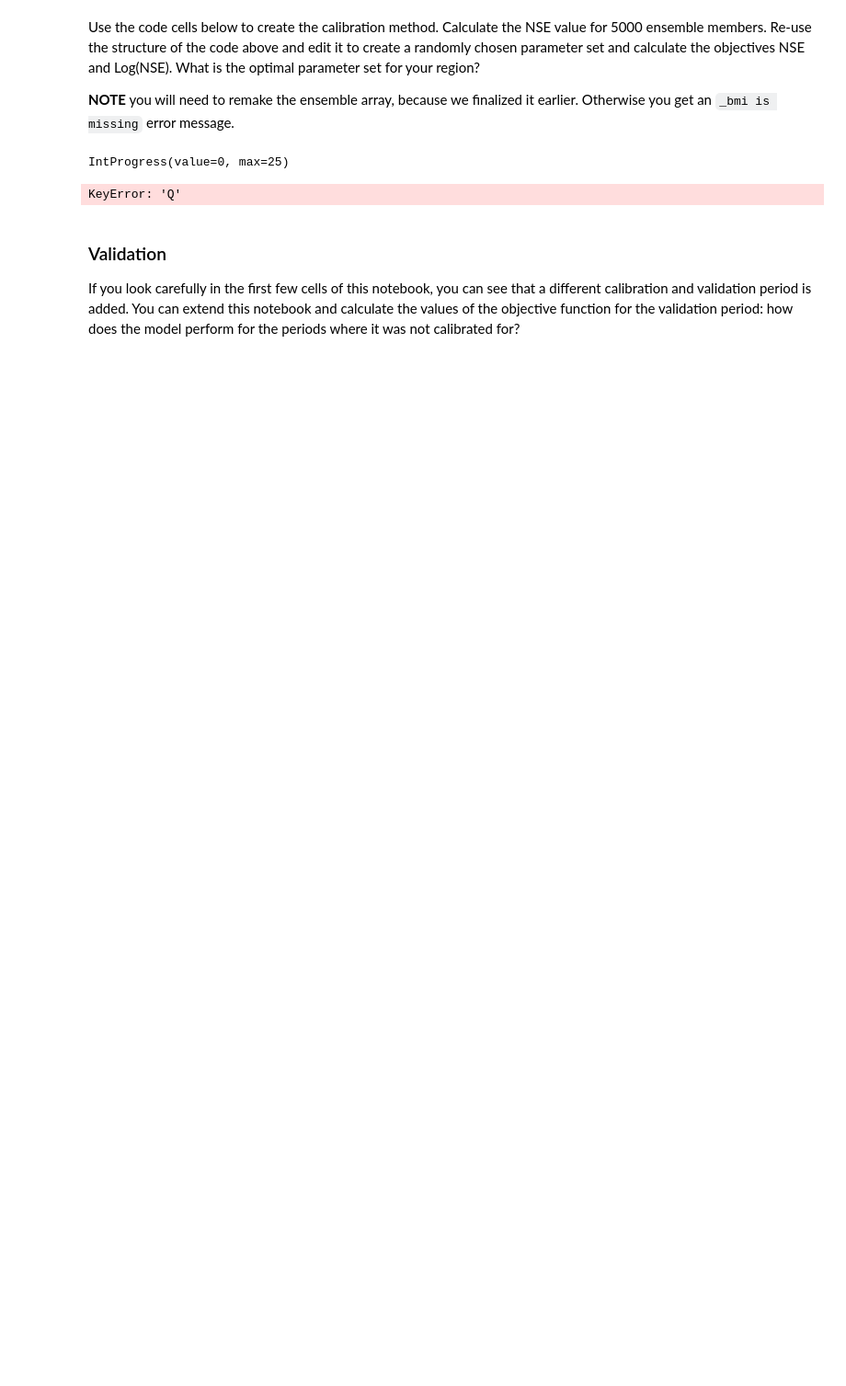
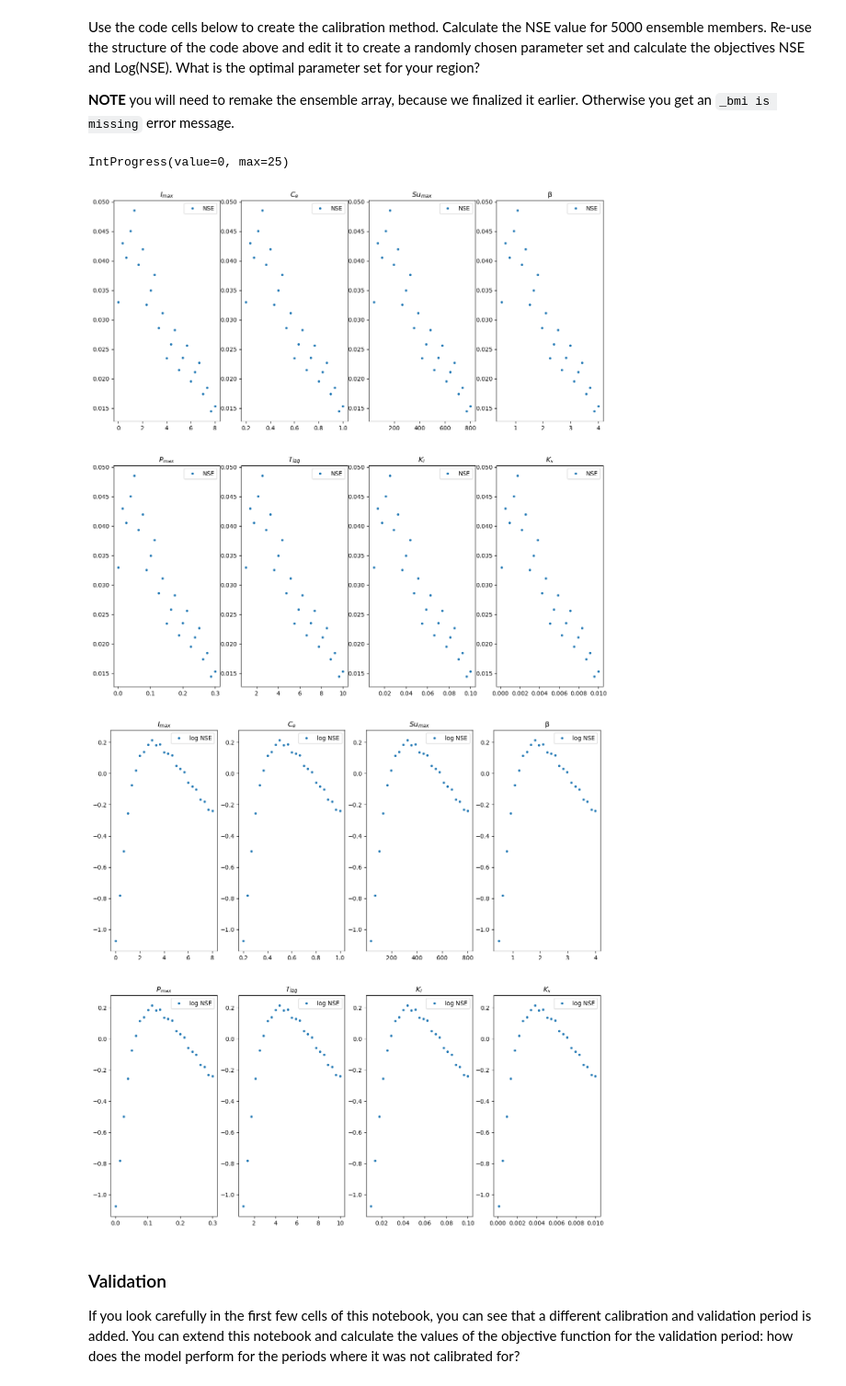
Before and after one commit to eWaterCycle/teaching-materials, a Jupyter notebook: book/exercise_journal_ann_laura/exercise4_calibrate_HBV_eWaterCycle.ipynb, the cells around one changed output. Shown at 92% size. Saved outputs shown, nothing was run; the diff lists cells and outputs as text; code cells hidden in the pictures; blank space fills up the shorter version.

```diff
--- a/book/exercise_journal_ann_laura/exercise4_calibrate_HBV_eWaterCycle.ipynb
+++ b/book/exercise_journal_ann_laura/exercise4_calibrate_HBV_eWaterCycle.ipynb
@@ -120,6 +120,6 @@ grdc_obs = ewatercycle.observation.grdc.get_grdc_data(
     end_time=experiment_end_time,
 )
 
-grdc_obs = grdc_obs.to_dataframe().rename(columns={"streamflow": "Observations from GRDC"})
+grdc_obs = grdc_obs.to_dataframe().rename(columns={"streamflow": "Q"})
 print(grdc_obs)
 # %% [output]
@@ -165,7 +165,7 @@ def calibrationObjective(modelOutput, observation, start_calibration, end_calibr
     hydro_data = hydro_data[hydro_data.index < pd.to_datetime(pd.Timestamp(end_calibration).date())]
 
     # Calculate mean absolute difference
-    diff = hydro_data['Observations from GRDC'] - hydro_data['model output']
+    diff = hydro_data['Q'] - hydro_data['model output']
     absDiff = np.abs(diff)
     meanAbsDiff = np.mean(absDiff)
 
@@ -319,7 +329,7 @@ for ensembleMember in ensemble:
 
     # Calculate the objective function
     discharge_dataframe = pd.DataFrame({'model output': Q_m}, index=pd.to_datetime(time))
-    objective_this_model = calibrationObjective(discharge_dataframe,grdc_obs,calibration_start_time,calibration_end_time)
+    objective_this_model = calibrationObjective_NSE(discharge_dataframe,grdc_obs,calibration_start_time,calibration_end_time)
     objectives.append(objective_this_model)
 
     # It is good practice to remove any variable you don't need anymore to save memory.
@@ -332,31 +342,56 @@ for ensembleMember in ensemble:
     ensembleMember.finalize()
 # %% [output]
 IntProgress(value=0, max=25)
-KeyError: 'Q'
 # %%
 xFigNr = 2
 yFigNr = 4
 
-fig_nse, axs_nse = plt.subplots(xFigNr, yFigNr,figsize = (15,15))
-fig_nselog, axs_nselog = plt.subplots(xFigNr, yFigNr,figsize = (15,15))
+fig_nse, axs_nse = plt.subplots(xFigNr, yFigNr, figsize=(15, 15))
+fig_nselog, axs_nselog = plt.subplots(xFigNr, yFigNr, figsize=(15, 15))
+
+nse_values = [i[0] for i in objectives]
+log_nse_values = [i[1] for i in objectives]
 
 for xFig in range(xFigNr):
     for yFig in range(yFigNr):
-        paramCounter = xFig*yFigNr + yFig
-        # Extract NSE and log NSE for all runs
-        # nse_values = objectives[:, 0] #objectives is a list of tuples, so this goes wrong
-        # log_nse_values = objectives[:, 1]
-        nse_values = [i[0] for i in objectives]
-        log_nse_values = [i[1] for i in objectives]
+        paramCounter = xFig * yFigNr + yFig
 
-        axs_nse[xFig,yFig].plot(parameters[paramCounter,:],nse_values,'.', label='NSE')
-        axs_nse[xFig,yFig].set_title(p_names[paramCounter])
+        axs_nse[xFig, yFig].plot(parameters[paramCounter, :], nse_values, ".", label="NSE")
+        axs_nse[xFig, yFig].set_title(p_names[paramCounter])
 
-        axs_nselog[xFig,yFig].plot(parameters[paramCounter,:],log_nse_values,'.', label='log NSE')
-        axs_nselog[xFig,yFig].set_title(p_names[paramCounter])
+        axs_nselog[xFig, yFig].plot(
+            parameters[paramCounter, :], log_nse_values, ".", label="log NSE"
+        )
+        axs_nselog[xFig, yFig].set_title(p_names[paramCounter])
 
-        axs_nse[xFig,yFig].legend()
-        axs_nselog[xFig,yFig].legend()
+        axs_nse[xFig, yFig].legend()
+        axs_nselog[xFig, yFig].legend()
+# xFigNr = 2
+# yFigNr = 4
+
+# fig_nse, axs_nse = plt.subplots(xFigNr, yFigNr,figsize = (15,15))
+# fig_nselog, axs_nselog = plt.subplots(xFigNr, yFigNr,figsize = (15,15))
+
+# for xFig in range(xFigNr):
+#     for yFig in range(yFigNr):
+#         paramCounter = xFig*yFigNr + yFig
+#         # Extract NSE and log NSE for all runs
+#         # nse_values = objectives[:, 0] #objectives is a list of tuples, so this goes wrong
+#         # log_nse_values = objectives[:, 1]
+#         nse_values = [i[0] for i in objectives]
+#         log_nse_values = [i[1] for i in objectives]
+
+#         axs_nse[xFig,yFig].plot(parameters[paramCounter,:],nse_values,'.', label='NSE')
+#         axs_nse[xFig,yFig].set_title(p_names[paramCounter])
+
+#         axs_nselog[xFig,yFig].plot(parameters[paramCounter,:],log_nse_values,'.', label='log NSE')
+#         axs_nselog[xFig,yFig].set_title(p_names[paramCounter])
+
+#         axs_nse[xFig,yFig].legend()
+#         axs_nselog[xFig,yFig].legend()
+# %% [output]
+[figure, added]
+[figure, added]
 # %% [markdown]
 ### Validation
 If you look carefully in the first few cells of this notebook, you can see that a different calibration and validation period is added. You can extend this notebook and calculate the values of the objective function for the validation period: how does the model perform for the periods where it was not calibrated for?
```
Also changed, not shown: parts of 9 cells of this notebook, 31 other files.
